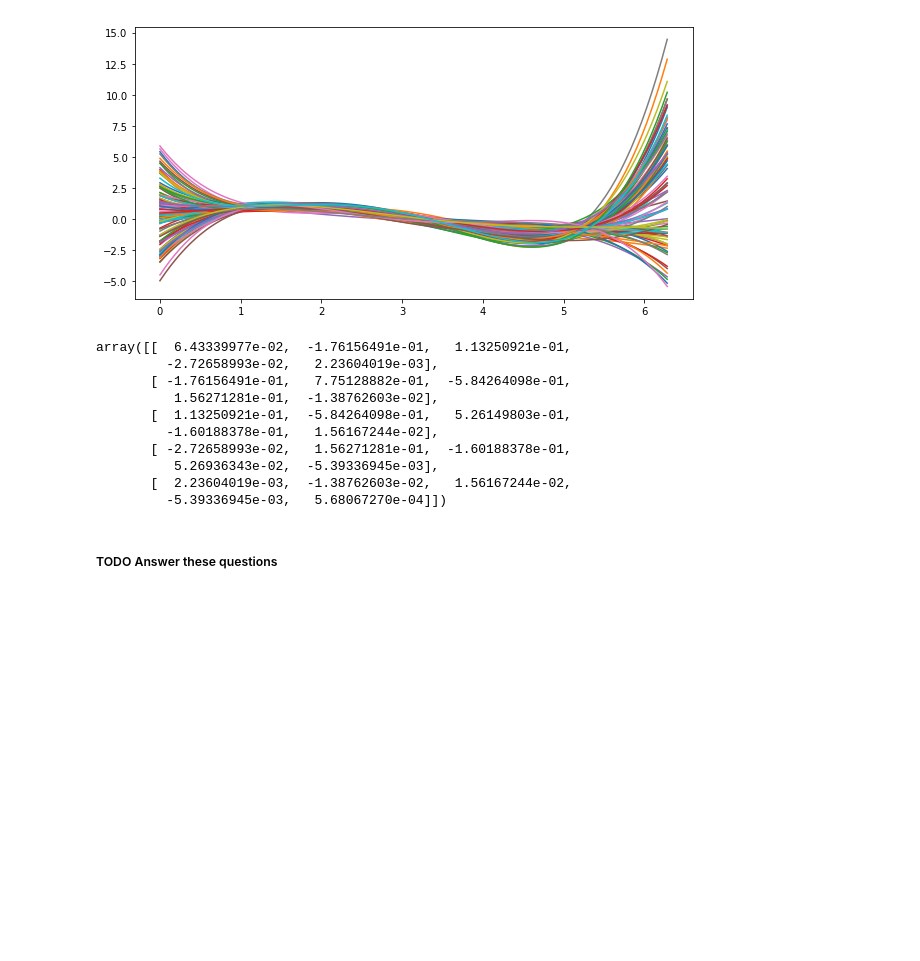
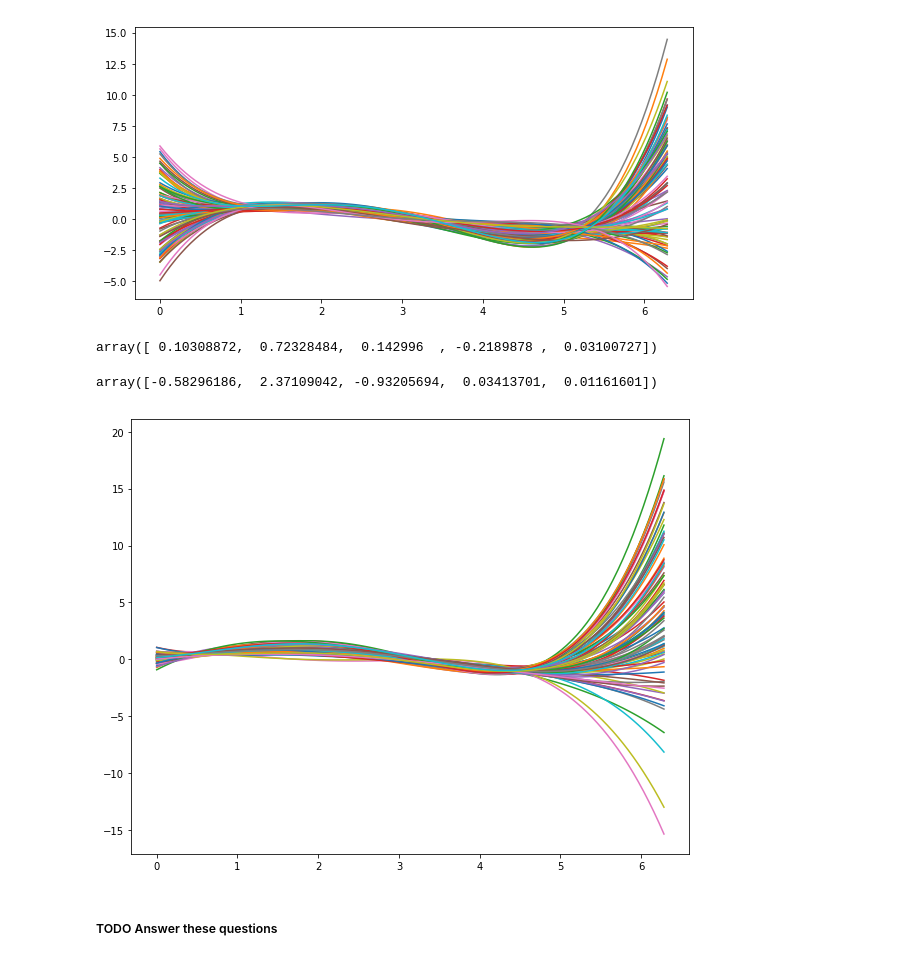
Before and after one commit to Curlykonda/machine-learning-1, a Jupyter notebook: lab1/12307912_12305782_lab1.ipynb, the cells around one changed output. Cells and saved outputs as stored; diff of their text form; code cells hidden in the pictures; blank space fills up the shorter version.

```diff
--- a/lab1/12307912_12305782_lab1.ipynb
+++ b/lab1/12307912_12305782_lab1.ipynb
@@ -540,28 +540,29 @@ beta = 1 / (0.25 ** 2)
 M = 4
 samples = 100
 
+#returns the covariance S and NOT S^-1
 m, S, _ = fit_polynomial_bayes(x, t, M, alpha, beta)
-S
+np.broadcast(m, S).size
+#np.linalg.inv(S)
+m
 # %% [output]
-array([[  6.43339977e-02,  -1.76156491e-01,   1.13250921e-01,
-         -2.72658993e-02,   2.23604019e-03],
-       [ -1.76156491e-01,   7.75128882e-01,  -5.84264098e-01,
-          1.56271281e-01,  -1.38762603e-02],
-       [  1.13250921e-01,  -5.84264098e-01,   5.26149803e-01,
-         -1.60188378e-01,   1.56167244e-02],
-       [ -2.72658993e-02,   1.56271281e-01,  -1.60188378e-01,
-          5.26936343e-02,  -5.39336945e-03],
-       [  2.23604019e-03,  -1.38762603e-02,   1.56167244e-02,
-         -5.39336945e-03,   5.68067270e-04]])
+array([ 0.10308872,  0.72328484,  0.142996  , -0.2189878 ,  0.03100727])
+# %%
+weights = np.random.multivariate_normal(m,S)
+weights
+# %% [output]
+array([-0.58296186,  2.37109042, -0.93205694,  0.03413701,  0.01161601])
 # %%
-weights = np.random.normal(m,np.linalg.inv(S),samples)
 Phi = designmatrix(continuous_x, M)
 
-plt.figure(figsize=(10,5))
-for w in weights:
+plt.figure(figsize=(10,8))
+for i in range(samples):
     #use weights m to plot function
+    w = np.random.multivariate_normal(m,S)
     pred = w @ Phi.T
     plt.plot(continuous_x, pred)
+# %% [output]
+[figure, added]
 # %% [markdown]
 ##### TODO Answer these questions
 # %% [markdown]
```
Also changed, not shown: parts of 3 cells of this notebook.
